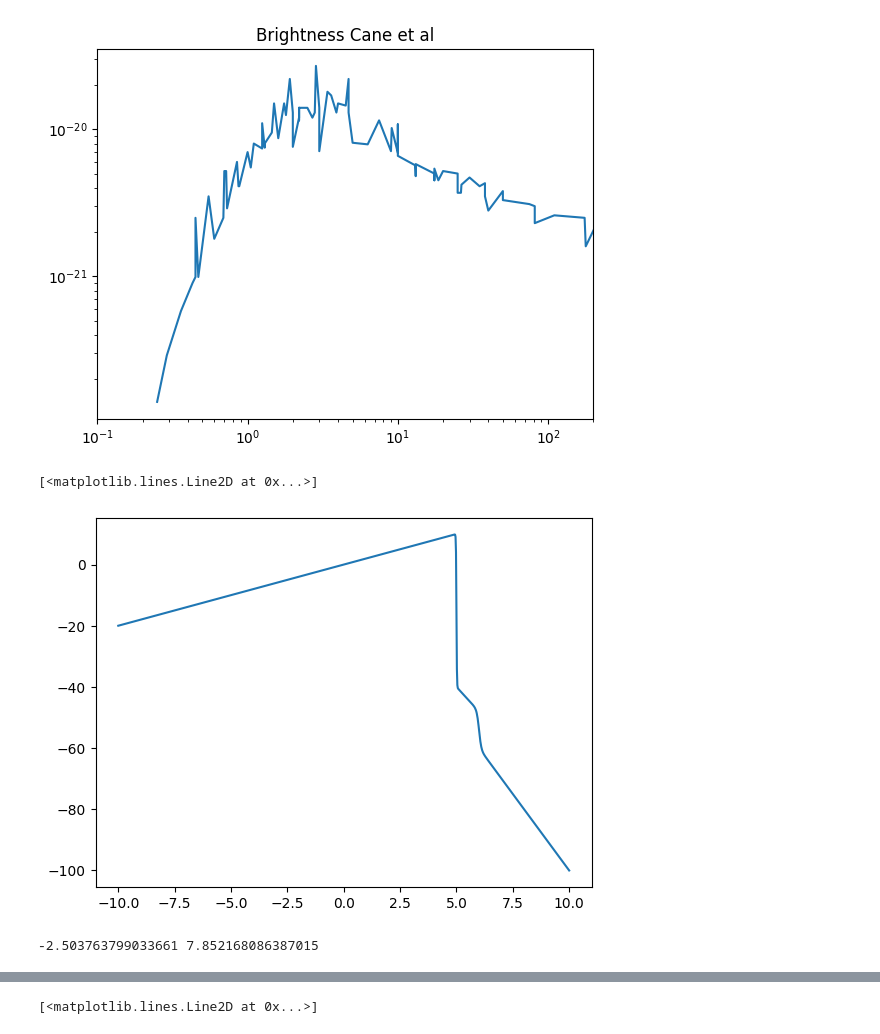
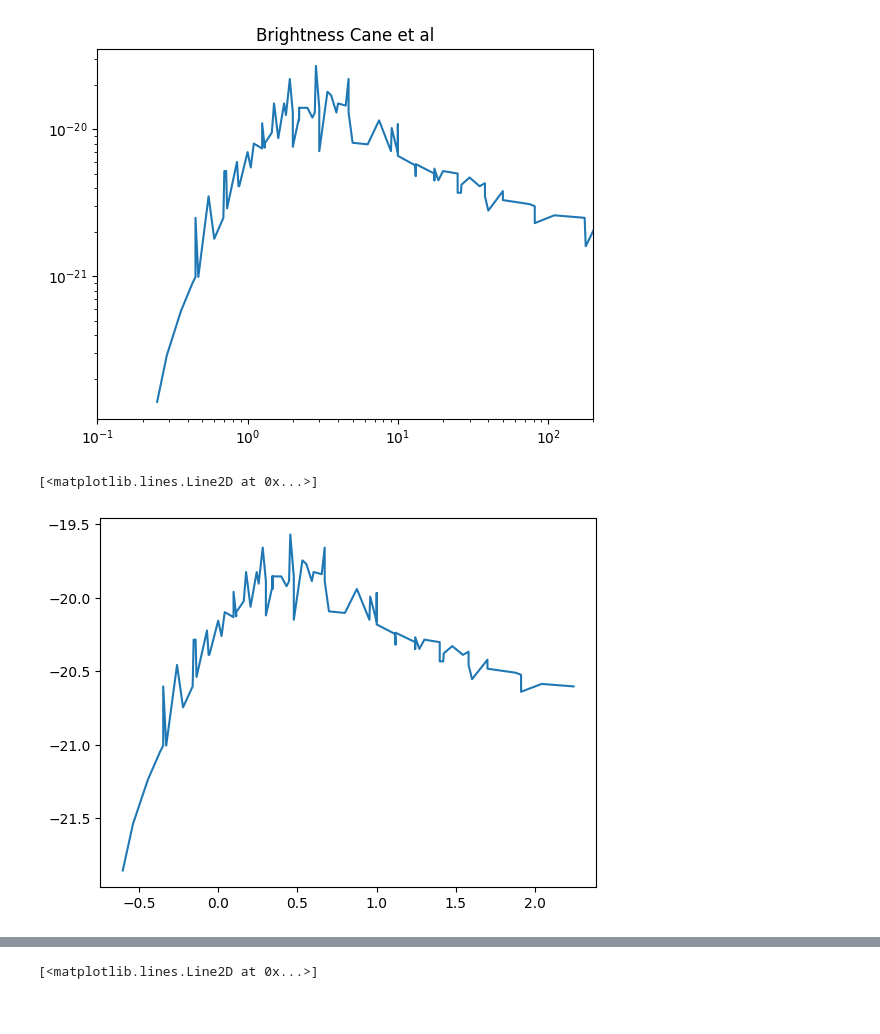
Before and after one commit to mohanagr/braindump, a Jupyter notebook: cane + LFSM.ipynb, the cells around one changed output, grey strips where cells are left out. Drawn from its saved outputs; the diff is of its cells as text; code cells hidden in the pictures.

```diff
--- a/cane + LFSM.ipynb
+++ b/cane + LFSM.ipynb
@@ -56,18 +56,14 @@ plt.xlim(0.1,200)
 # %% [output]
 (0.1, 200)
 [figure]
-# %%
-x=np.linspace(-10,10,1001)
-y1=2*x * 1/(1+np.exp(20*(x-6)))
-y2= -10*x*1/(1+np.exp(-100*(x-5)))
-y = y1+y2
-# y = 1/(1+np.exp(x+5))
-plt.plot(x,y1+y2)
-# plt.plot(x,y1)
-# plt.plot(x,y2)
-# %% [output]
-[<matplotlib.lines.Line2D at 0x...>]
-[figure, removed]
+# %%
+y = np.log10(cane['I'].values[:83].copy())
+x = np.log10(cane['Freq (MHz)'][:83].values.copy())
+# %%
+plt.plot(x,y)
+# %% [output]
+[<matplotlib.lines.Line2D at 0x...>]
+[figure, added]
 # %%
 def myfunc(x,*params):
     I0 = params[0]
@@ -109,4 +90,0 @@ m,c=np.polyfit(x,y,1)
-# %%
-print(m,c)
-# %% [output]
--2.503763799033661 7.852168086387015
```
Also changed, not shown: parts of 14 cells of this notebook, 10 other files.
